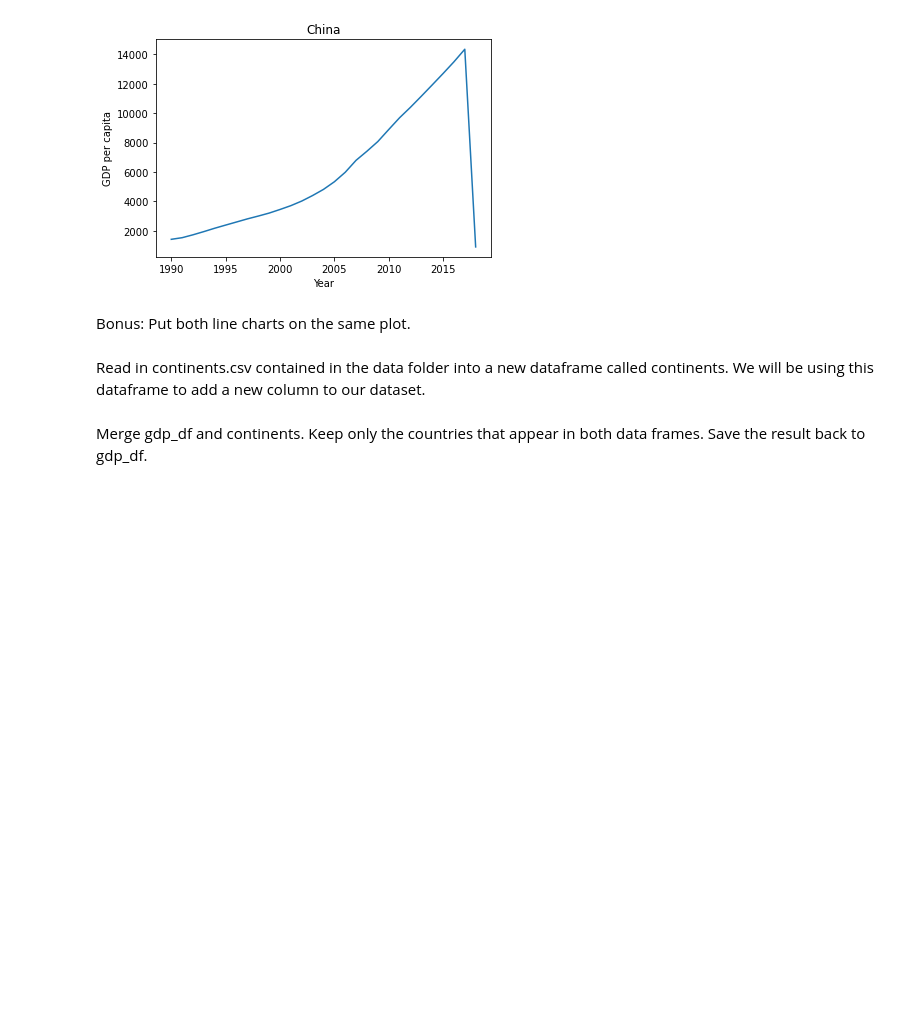
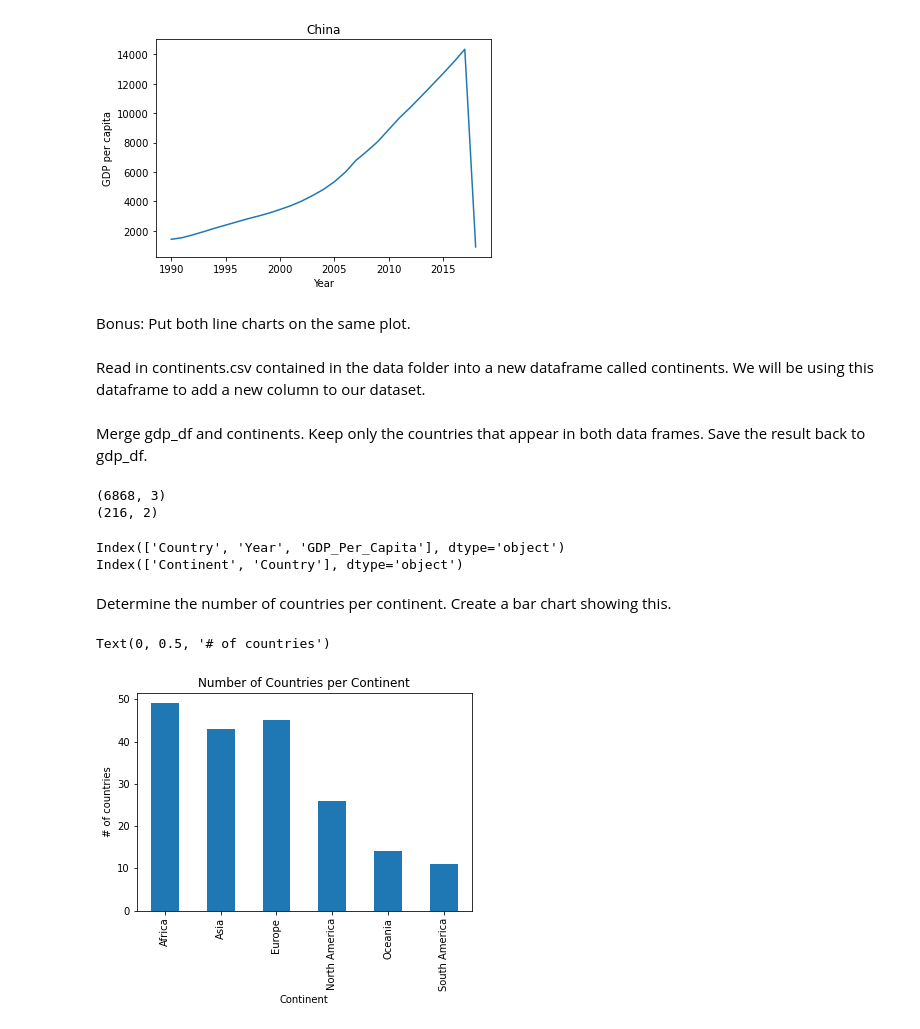
Before and after one commit to nss-data-science-cohort-6/un_data_question-bvanitsthian, a Jupyter notebook: UN_Data_Exploration.ipynb, the cells around one changed output. Saved outputs shown, nothing was run; the diff lists cells and outputs as text; code cells hidden in the pictures; blank space fills up the shorter version.

```diff
--- a/UN_Data_Exploration.ipynb
+++ b/UN_Data_Exploration.ipynb
@@ -269,3 +269,29 @@ Read in continents.csv contained in the data folder into a new dataframe called
 continents = pd.read_csv('continents.csv')
 # %% [markdown]
 Merge gdp_df and continents. Keep only the countries that appear in both data frames. Save the result back to gdp_df.
+# %%
+print(gdp_df.shape)
+print(continents.shape)
+# %% [output]
+(6868, 3)
+(216, 2)
+# %%
+print(gdp_df.columns)
+print(continents.columns)
+# %% [output]
+Index(['Country', 'Year', 'GDP_Per_Capita'], dtype='object')
+Index(['Continent', 'Country'], dtype='object')
+# %%
+#inner merge
+gdp_df = pd.merge(gdp_df, continents, on=["Country"])
+# %% [markdown]
+Determine the number of countries per continent. Create a bar chart showing this.
+# %%
+country_count_df = pd.DataFrame(gdp_df.groupby(by ='Continent').nunique())
+country_count_df.iloc[:,0].plot(kind = 'bar')
+plt.title('Number of Countries per Continent')
+plt.xlabel('Continent')
+plt.ylabel('# of countries')
+# %% [output]
+Text(0, 0.5, '# of countries')
+[figure, added]
```
Also changed, not shown: parts of 8 cells of this notebook.
